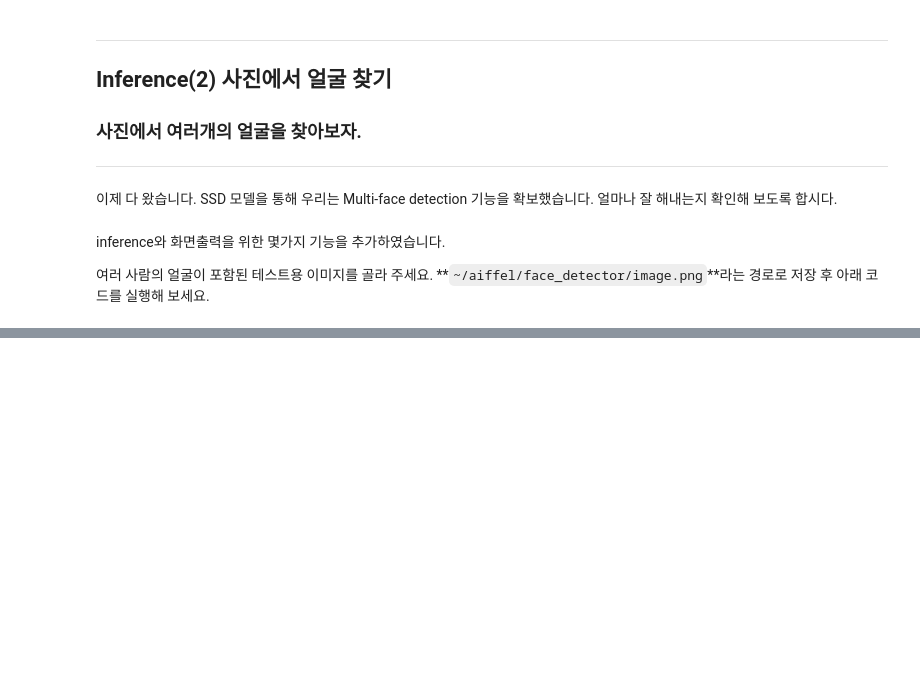
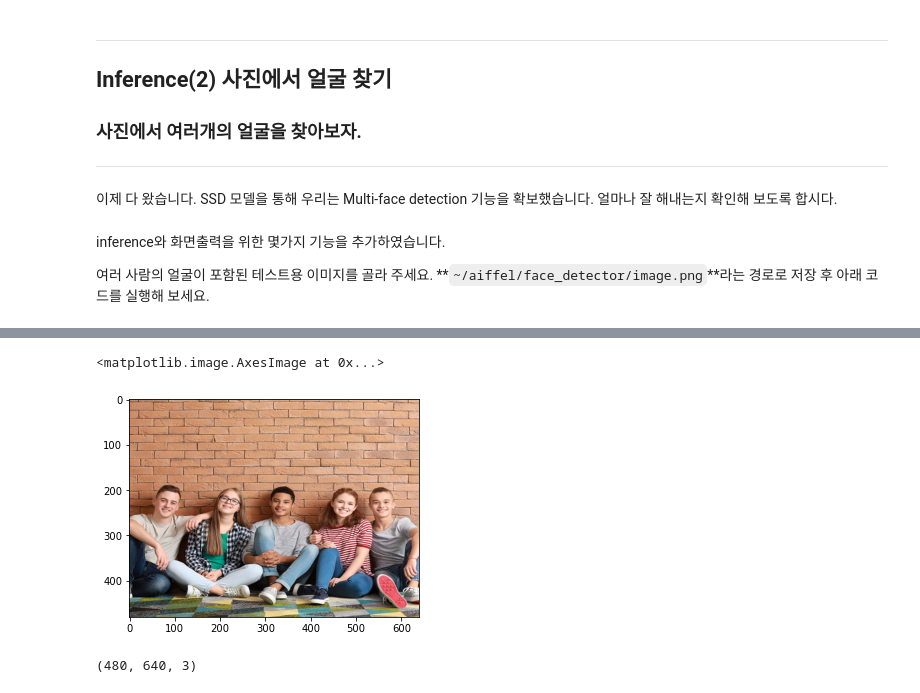
Before and after one commit to Yongho-Song-dev/face_detector-dlib, a Jupyter notebook: face-detector.ipynb, the cells around one changed output, grey strips where cells are left out. Drawn from its saved outputs; the diff is of its cells as text; code cells hidden in the pictures; blank space fills up the shorter version.

```diff
--- a/face-detector.ipynb
+++ b/face-detector.ipynb
@@ -291,0 +365,9 @@ WARNING:tensorflow:6 out of the last 6 calls to <function Model.make_predict_fun
+# %%
+plt.imshow(img)
+# %% [output]
+<matplotlib.image.AxesImage at 0x...>
+[figure, added]
+# %%
+img.shape
+# %% [output]
+(480, 640, 3)
```
Also changed, not shown: parts of 32 cells of this notebook, 8 other files.
